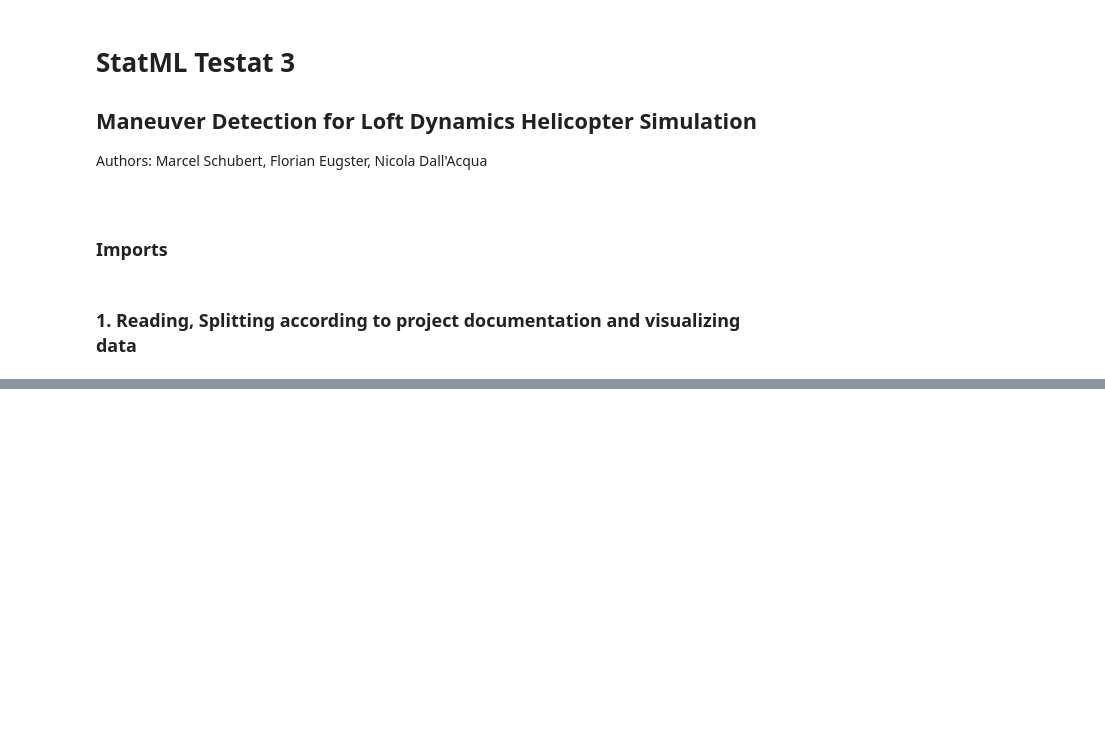
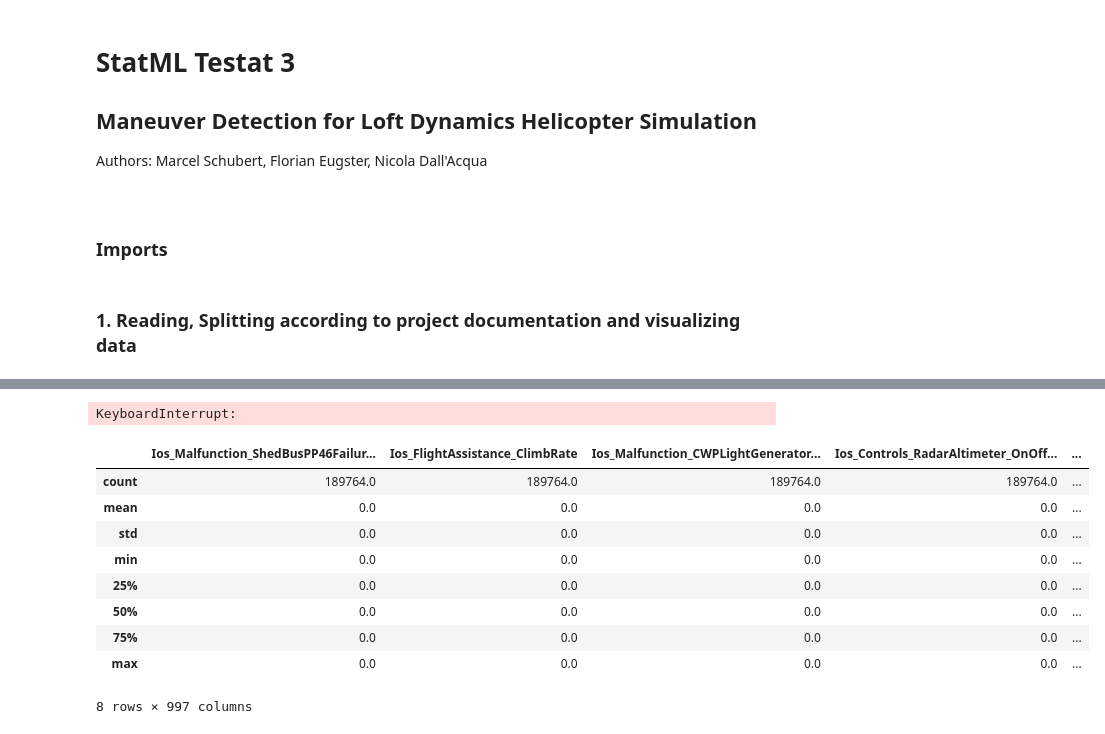
Before and after one commit to schbm/injmol, a Jupyter notebook: main.ipynb, the cells around one changed output, grey strips where cells are left out. Drawn from its saved outputs; the diff is of its cells as text; code cells hidden in the pictures; blank space fills up the shorter version.

```diff
--- a/main.ipynb
+++ b/main.ipynb
@@ -44,0 +151,17 @@ if not os.path.exists(test_path):
+# %%
+df = preprocess_df(df,window=50000)
+# %% [output]
+KeyboardInterrupt:
+# %%
+df.describe()
+# %% [output]
+|  | Ios_Malfunction_ShedBusPP46Failur... | Ios_FlightAssistance_ClimbRate | Ios_Malfunction_CWPLightGenerator... | Ios_Controls_RadarAltimeter_OnOff... | ... |
+| count | 189764.0 | 189764.0 | 189764.0 | 189764.0 | ... |
+| mean | 0.0 | 0.0 | 0.0 | 0.0 | ... |
+| std | 0.0 | 0.0 | 0.0 | 0.0 | ... |
+| min | 0.0 | 0.0 | 0.0 | 0.0 | ... |
+| 25% | 0.0 | 0.0 | 0.0 | 0.0 | ... |
+| 50% | 0.0 | 0.0 | 0.0 | 0.0 | ... |
+| 75% | 0.0 | 0.0 | 0.0 | 0.0 | ... |
+| max | 0.0 | 0.0 | 0.0 | 0.0 | ... |
+8 rows × 997 columns
```
Also changed, not shown: parts of 8 cells of this notebook.
